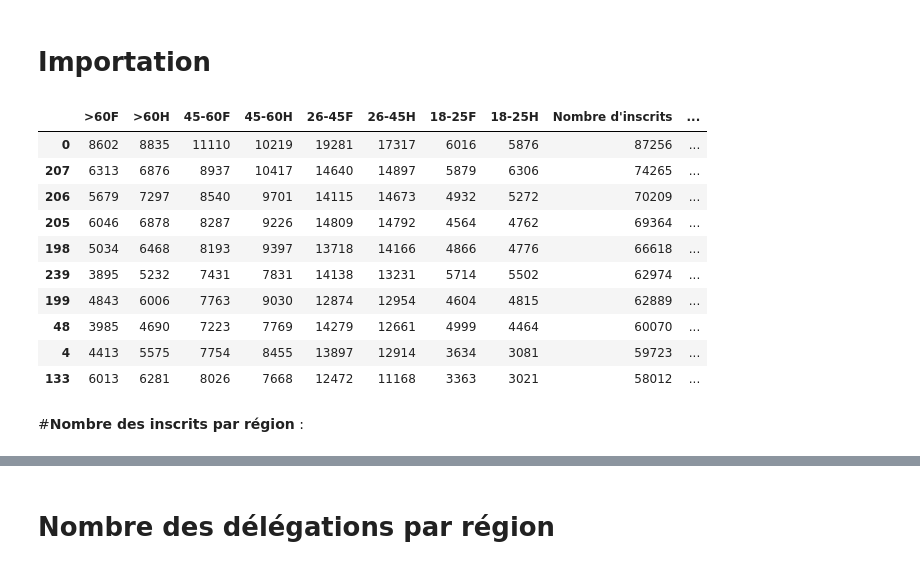
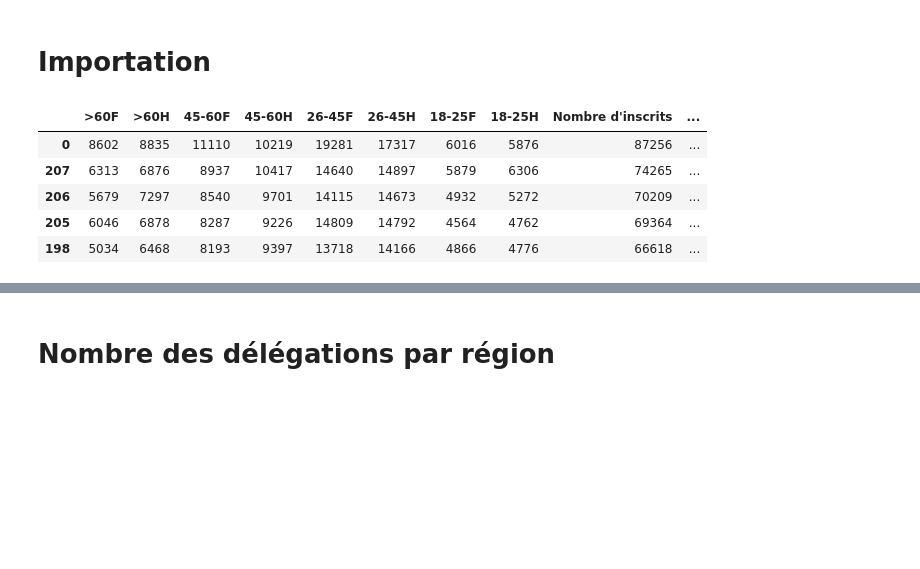
Before and after one commit to SeifAllah-BS/Analyse_Donn-es, a Jupyter notebook: index.ipynb, the cells around one changed output, grey strips where cells are left out. Drawn from its saved outputs; the diff is of its cells as text; code cells hidden in the pictures; blank space fills up the shorter version.

```diff
--- a/index.ipynb
+++ b/index.ipynb
@@ -6,19 +6,14 @@ import numpy as np
 import matplotlib.pyplot as plt
 %matplotlib inline
 # %%
-df_isie=pd.read_excel('elections19.xlsx')
+df_isie=pd.read_excel('DATA/elections19.xlsx')
 # %%
 isie_sorted = df_isie.sort_values(by="Nombre d'inscrits",ascending=False )
-isie_sorted.head(10)
+isie_sorted.head()
 # %% [output]
 |  | >60F | >60H | 45-60F | 45-60H | 26-45F | 26-45H | 18-25F | 18-25H | Nombre d'inscrits | ... |
 | 0 | 8602 | 8835 | 11110 | 10219 | 19281 | 17317 | 6016 | 5876 | 87256 | ... |
 | 207 | 6313 | 6876 | 8937 | 10417 | 14640 | 14897 | 5879 | 6306 | 74265 | ... |
 | 206 | 5679 | 7297 | 8540 | 9701 | 14115 | 14673 | 4932 | 5272 | 70209 | ... |
 | 205 | 6046 | 6878 | 8287 | 9226 | 14809 | 14792 | 4564 | 4762 | 69364 | ... |
 | 198 | 5034 | 6468 | 8193 | 9397 | 13718 | 14166 | 4866 | 4776 | 66618 | ... |
-| 239 | 3895 | 5232 | 7431 | 7831 | 14138 | 13231 | 5714 | 5502 | 62974 | ... |
-| 199 | 4843 | 6006 | 7763 | 9030 | 12874 | 12954 | 4604 | 4815 | 62889 | ... |
-| 48 | 3985 | 4690 | 7223 | 7769 | 14279 | 12661 | 4999 | 4464 | 60070 | ... |
-| 4 | 4413 | 5575 | 7754 | 8455 | 13897 | 12914 | 3634 | 3081 | 59723 | ... |
-| 133 | 6013 | 6281 | 8026 | 7668 | 12472 | 11168 | 3363 | 3021 | 58012 | ... |
@@ -28,2 +19,0 @@ isie_sorted.head(10)
-# %% [markdown]
-#**Nombre des inscrits par région** :
```
Also changed, not shown: parts of 20 cells of this notebook.
